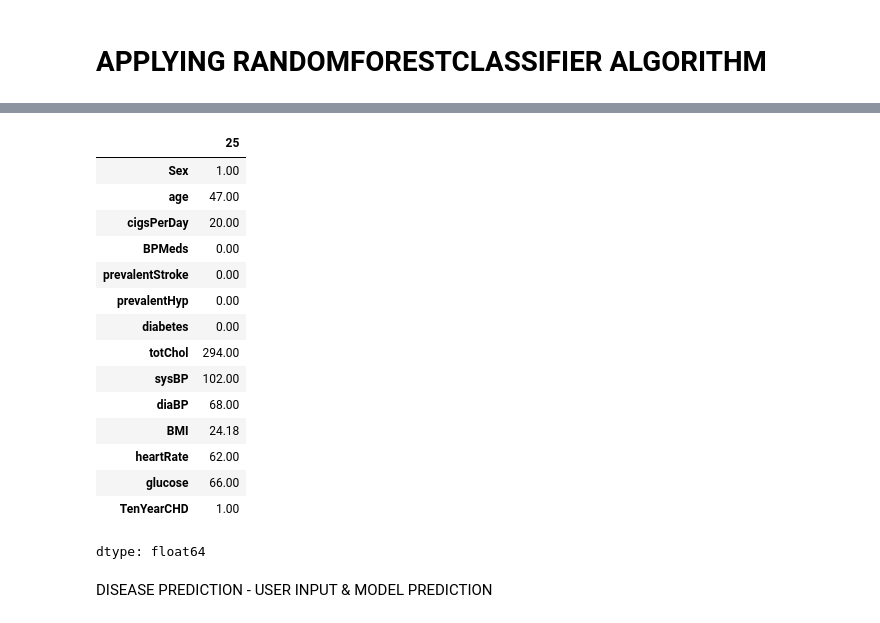
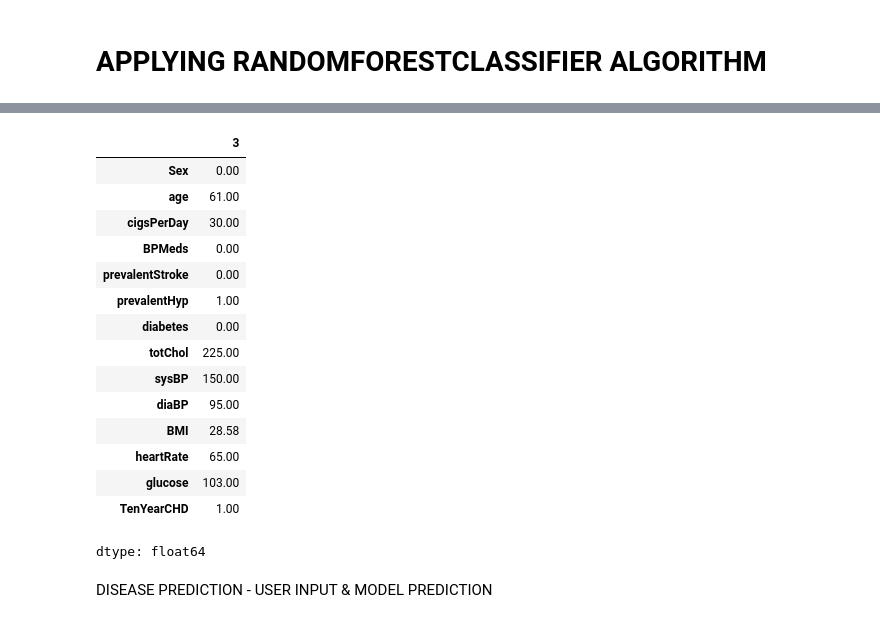
Before and after one commit to UtkarshGupta2005/HEART-DEFECTS-PREDICTION, a Jupyter notebook: HEART_DEFECTS_PREDICITION.ipynb, the cells around one changed output, grey strips where cells are left out. Drawn from its saved outputs; the diff is of its cells as text; code cells hidden in the pictures.

```diff
--- a/HEART_DEFECTS_PREDICITION.ipynb
+++ b/HEART_DEFECTS_PREDICITION.ipynb
@@ -136,9 +142,10 @@ TenYearCHD : p-value=0.0000 (Significant)
 # %%
-from sklearn.impute import SimpleImputer
-imputer=SimpleImputer(strategy='most_frequent')
-df['cigsPerDay']=imputer.fit_transform(df[['cigsPerDay']]).ravel()
-df['heartRate']=imputer.fit_transform(df[['heartRate']]).ravel()
-df['BPMeds']=imputer.fit_transform(df[['BPMeds']]).ravel()
+from sklearn.experimental import enable_iterative_imputer
+from sklearn.impute import IterativeImputer
+imputer=IterativeImputer(max_iter=8,random_state=0)
+df['cigsPerDay']=imputer.fit_transform(df[['cigsPerDay']])
+df['heartRate']=imputer.fit_transform(df[['heartRate']])
+df['BPMeds']=imputer.fit_transform(df[['BPMeds']])
 print(df.isnull().sum())
 print(df.shape)
 # %% [output]
@@ -227,20 +341,20 @@ Accuracy of model : 84.46475195822454 %
 # %%
-df.loc[25]
+df.loc[3]
 # %% [output]
-|  | 25 |
-| Sex | 1.00 |
-| age | 47.00 |
-| cigsPerDay | 20.00 |
+|  | 3 |
+| Sex | 0.00 |
+| age | 61.00 |
+| cigsPerDay | 30.00 |
 | BPMeds | 0.00 |
 | prevalentStroke | 0.00 |
-| prevalentHyp | 0.00 |
+| prevalentHyp | 1.00 |
 | diabetes | 0.00 |
-| totChol | 294.00 |
-| sysBP | 102.00 |
-| diaBP | 68.00 |
-| BMI | 24.18 |
-| heartRate | 62.00 |
-| glucose | 66.00 |
+| totChol | 225.00 |
+| sysBP | 150.00 |
+| diaBP | 95.00 |
+| BMI | 28.58 |
+| heartRate | 65.00 |
+| glucose | 103.00 |
 | TenYearCHD | 1.00 |
 dtype: float64
 # %% [markdown]
```
Also changed, not shown: parts of 29 cells of this notebook.
